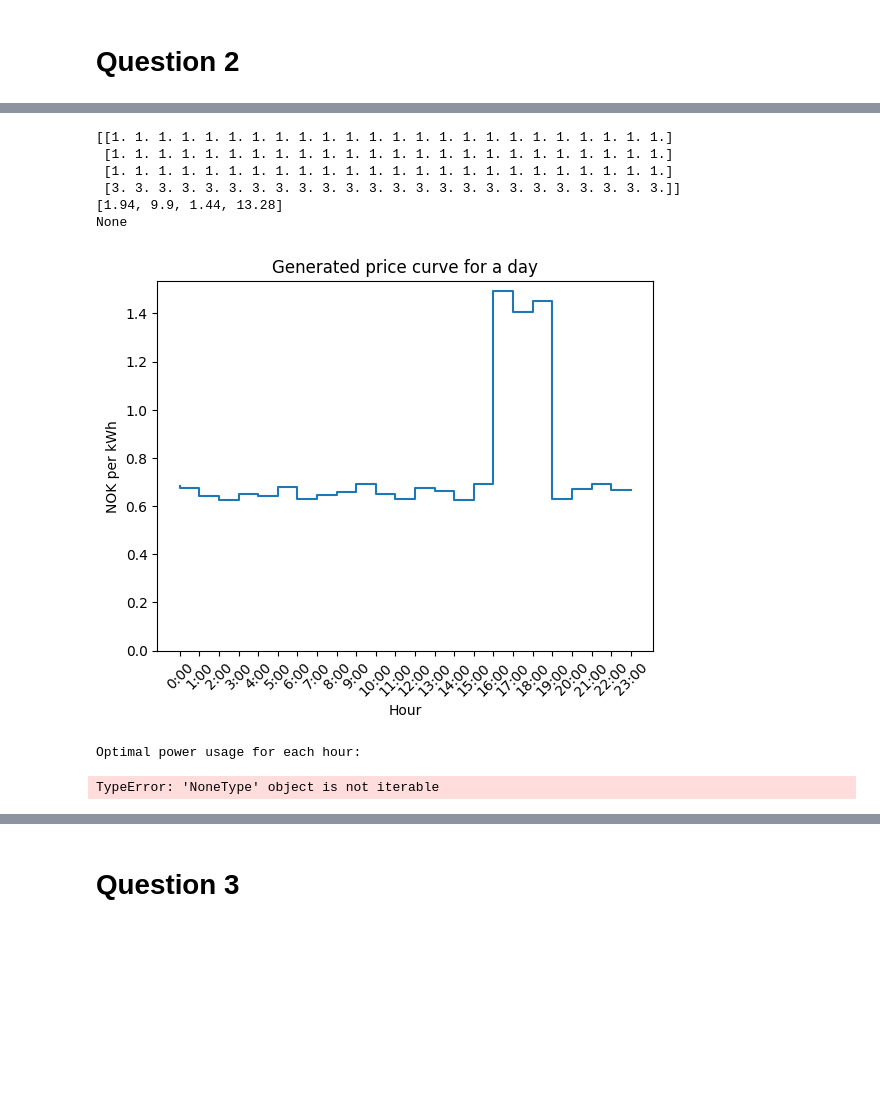
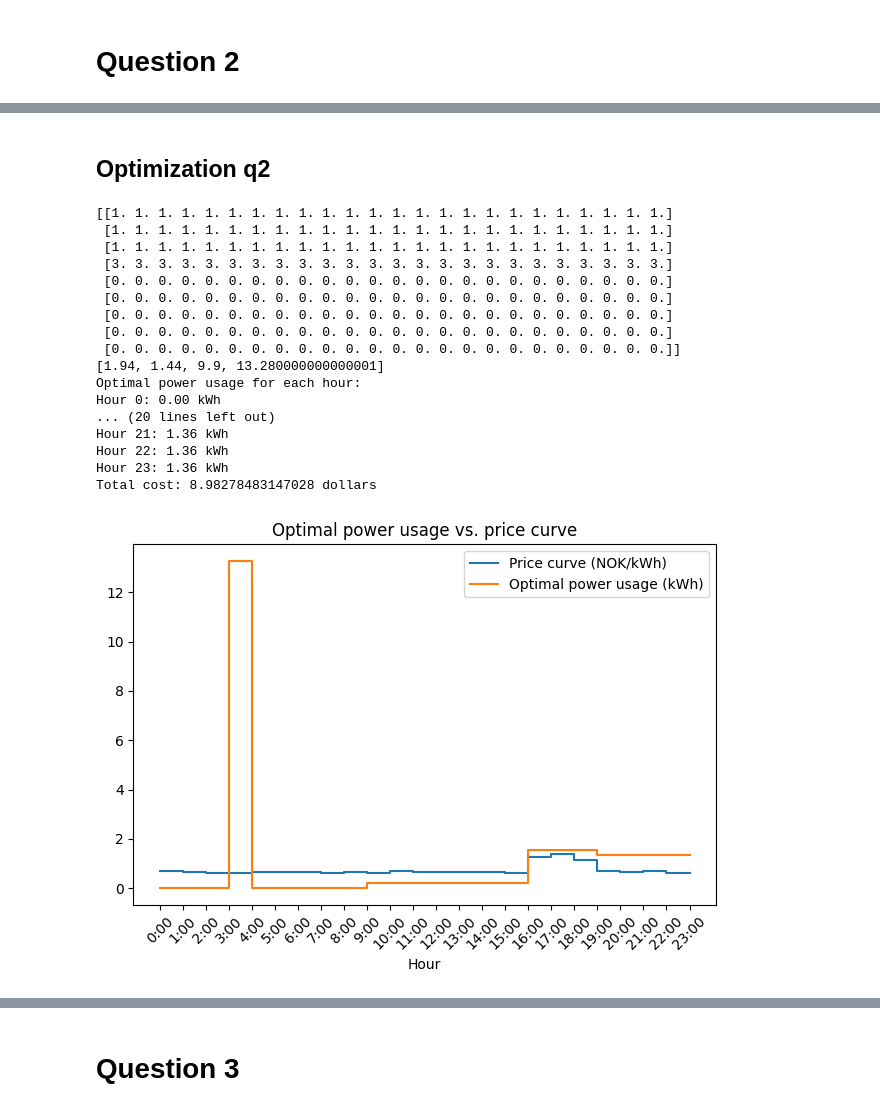
Before and after one commit to aishanbianshan/IN5410_a1, a Jupyter notebook: assignment1.ipynb, the cells around one changed output, grey strips where cells are left out. Cells and saved outputs as stored; diff of their text form; code cells hidden in the pictures; blank space fills up the shorter version.

Commit message:
Update appliances and plots

```diff
--- a/assignment1.ipynb
+++ b/assignment1.ipynb
@@ -157,26 +213,13 @@ applicants = [
+# %% [markdown]
+## Optimization q2
 # %%
-# Constants
-peak_hours = range(17, 20)  # Peak hours from 5:00pm to 8:00pm
-
-# Power requirements and time constraints for each applicant
-applicants = [
-    # shiftable loads
-    {"power": 1.94, "hours": range(24)},  # A
-    {"power": 9.9, "hours": range(24)},  # B
-    {"power": 1.44, "hours": range(24)},  # C
-    # non-shiftable loads
-    {"power": 2, "hours": range(10, 20)},  # D
-    {"power": 9.5, "hours": range(17, 24)},  # E
-]
-
-shiftable_applicants = applicants[:3]
-non_shiftable_applicants = applicants[3:]
-
 # Objective function coefficients (RTP kWh)
 costs = generate_price_curve_RTP(peak_hours)
 
 # Construct the constraint matrix (each row represents an hour)
-A_eq = np.zeros((4, 24))  # 5 rows for each applicant and one for the total power usage
+A_eq = np.zeros(
+    (len(non_shiftable_appliances), 24)
+)  # 5 rows for each applicant and one for the total power usage
 for i, applicant in enumerate(shiftable_applicants):
     for hour in applicant["hours"]:
         A_eq[i, hour] = 1  # Assign 1 to the corresponding hours for each applicant
@@ -187,42 +230,50 @@ power_requirements = [applicant["power"] for applicant in shiftable_applicants]
 
 # add the sum of each coloumn to the last row of the A_eq matrix
 A_eq[3, :] = sum(A_eq[0:3, :])
 
 
 b_eq = power_requirements + [
     sum(power_requirements)
 ]  # Power requirements for each applicant and total power requirement
 
 
-# Solve the linear programming problem
-result = linprog(costs, A_eq=A_eq, b_eq=b_eq)
+# # Solve the linear programming problem
+# result = linprog(costs, A_eq=A_eq, b_eq=b_eq)
 
-# Extract the optimal power usage
-optimal_usage = result.x
+# # Extract the optimal power usage
+# optimal_usage = result.x
 
 
 print(A_eq)
 # print(len(A_eq))
 print(b_eq)
 # print(len(b_eq))
 # print(costs)
-print(optimal_usage)
-plot_price_curve(costs)
+# print(optimal_usage)
 
 # Print the optimal power usage and total cost
 print("Optimal power usage for each hour:")
 for hour, usage in enumerate(optimal_usage):
     print(f"Hour {hour}: {usage:.2f} kWh")
 print("Total cost:", result.fun, "dollars")
 
 plot_price_curve_vs_usage(costs, optimal_usage)
 # %% [output]
 [[1. 1. 1. 1. 1. 1. 1. 1. 1. 1. 1. 1. 1. 1. 1. 1. 1. 1. 1. 1. 1. 1. 1. 1.]
  [1. 1. 1. 1. 1. 1. 1. 1. 1. 1. 1. 1. 1. 1. 1. 1. 1. 1. 1. 1. 1. 1. 1. 1.]
  [1. 1. 1. 1. 1. 1. 1. 1. 1. 1. 1. 1. 1. 1. 1. 1. 1. 1. 1. 1. 1. 1. 1. 1.]
- [3. 3. 3. 3. 3. 3. 3. 3. 3. 3. 3. 3. 3. 3. 3. 3. 3. 3. 3. 3. 3. 3. 3. 3.]]
-[1.94, 9.9, 1.44, 13.28]
-None
+ [3. 3. 3. 3. 3. 3. 3. 3. 3. 3. 3. 3. 3. 3. 3. 3. 3. 3. 3. 3. 3. 3. 3. 3.]
+ [0. 0. 0. 0. 0. 0. 0. 0. 0. 0. 0. 0. 0. 0. 0. 0. 0. 0. 0. 0. 0. 0. 0. 0.]
+ [0. 0. 0. 0. 0. 0. 0. 0. 0. 0. 0. 0. 0. 0. 0. 0. 0. 0. 0. 0. 0. 0. 0. 0.]
+ [0. 0. 0. 0. 0. 0. 0. 0. 0. 0. 0. 0. 0. 0. 0. 0. 0. 0. 0. 0. 0. 0. 0. 0.]
+ [0. 0. 0. 0. 0. 0. 0. 0. 0. 0. 0. 0. 0. 0. 0. 0. 0. 0. 0. 0. 0. 0. 0. 0.]
+ [0. 0. 0. 0. 0. 0. 0. 0. 0. 0. 0. 0. 0. 0. 0. 0. 0. 0. 0. 0. 0. 0. 0. 0.]]
+[1.94, 1.44, 9.9, 13.280000000000001]
+Optimal power usage for each hour:
+Hour 0: 0.00 kWh
+... (20 lines left out)
+Hour 21: 1.36 kWh
+Hour 22: 1.36 kWh
+Hour 23: 1.36 kWh
+Total cost: 8.98278483147028 dollars
-[figure, old version]
+[figure, new version]
-Optimal power usage for each hour:
-TypeError: 'NoneType' object is not iterable
```
Also changed, not shown: parts of 19 cells of this notebook.
